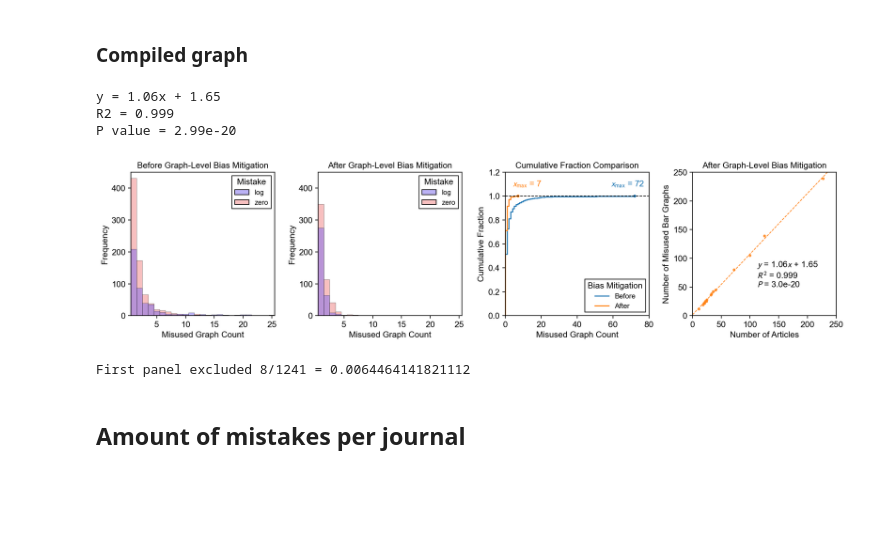
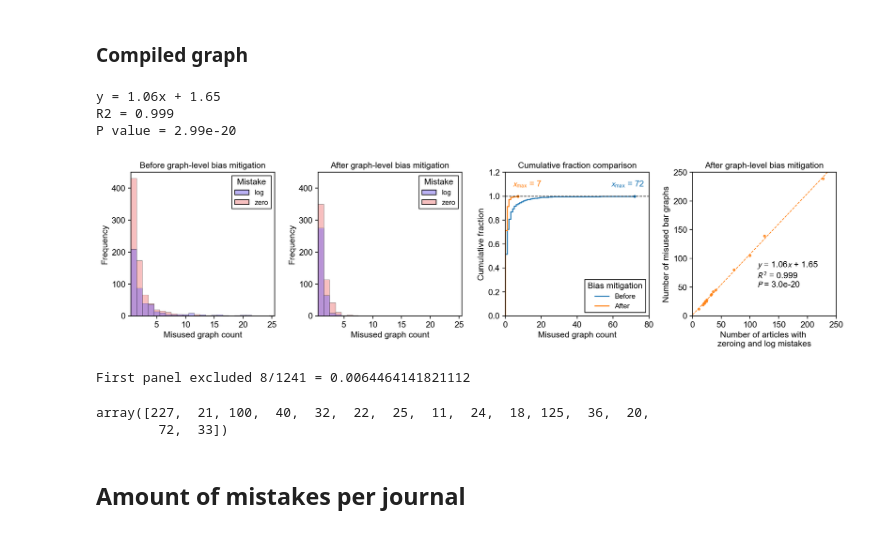
Before and after one commit to tengjuilin/misused-bar-graphs, a Jupyter notebook: bar-graph-classification.ipynb, the cells around one changed output. Cells and saved outputs as stored; diff of their text form; code cells hidden in the pictures; blank space fills up the shorter version.

```diff
--- a/bar-graph-classification.ipynb
+++ b/bar-graph-classification.ipynb
@@ -484,8 +484,8 @@ sns.histplot(
 )
 axs[0].set_xlim(0.5, 25.5)
 axs[0].set_ylim(0, 450)
-axs[0].set_title('Before Graph-Level Bias Mitigation')
-axs[0].set_xlabel('Misused Graph Count')
+axs[0].set_title('Before graph-level bias mitigation')
+axs[0].set_xlabel('Misused graph count')
 axs[0].set_ylabel('Frequency')
 
 # bins = np.arange(0.5, mistake_count_df['Count'].max() + 0.5, 1)
@@ -500,8 +500,8 @@ sns.histplot(
 )
 axs[1].set_xlim(0.5, 25.5)
 axs[1].set_ylim(0, 450)
-axs[1].set_title('After Graph-Level Bias Mitigation')
-axs[1].set_xlabel('Misused Graph Count')
+axs[1].set_title('After graph-level bias mitigation')
+axs[1].set_xlabel('Misused graph count')
 axs[1].set_ylabel('Frequency')
 
 # subplot 3
@@ -512,13 +512,13 @@ axs[2].step(range(graph_bias_count_df['Count'].max()+1), graph_bias_count_df_tim
 axs[2].plot(graph_bias_count_df['Count'].max(), 1, '.', color='tab:blue')
 axs[2].step(range(mistake_count_df['Count'].max()+1), mistake_count_df_time, lw=1.5, color='tab:orange', label='After')
 axs[2].plot(mistake_count_df['Count'].max(), 1, '.', color='tab:orange')
-axs[2].set_xlabel('Misused Graph Count')
-axs[2].set_ylabel('Cumulative Fraction')
-axs[2].set_title('Cumulative Fraction Comparison')
+axs[2].set_xlabel('Misused graph count')
+axs[2].set_ylabel('Cumulative fraction')
+axs[2].set_title('Cumulative fraction comparison')
 axs[2].set_xlim(0, 80)
 axs[2].set_ylim(0, 1.2)
 axs[2].axhline(1, color='k', lw=1, ls='--')
-axs[2].legend(title='Bias Mitigation', loc='lower right')
+axs[2].legend(title='Bias mitigation', loc='lower right')
 axs[2].text(
     0.85,
     0.9,
@@ -544,38 +544,38 @@ y = mistake_count_df.groupby('Journal').count().iloc[:, 0].values
 slope, intercept, rvalue, pvalue, _ = scipy.stats.linregress(x, y)
 rsquared = rvalue ** 2
 # linear fit points
 x_fit = np.arange(0, 250)
 y_fit = slope * x_fit + intercept
 print(f'y = {slope:.3}x + {intercept:.3}')
 print(f'R2 = {rsquared:.3}')
 print(f'P value = {pvalue:.3}')
 
 axs[3].plot(x, y, '.', color='tab:orange', alpha=0.75)
 axs[3].plot(x_fit, y_fit, color='tab:orange', ls='--')
 # axs[3].plot([0, 250], [0, 250], color='gray', ls='--')
-axs[3].set_xlabel('Number of Articles')
-axs[3].set_ylabel('Number of Misused Bar Graphs')
-axs[3].set_title('After Graph-Level Bias Mitigation')
+axs[3].set_xlabel('Number of articles with \nzeroing and log mistakes')
+axs[3].set_ylabel('Number of misused bar graphs')
+axs[3].set_title('After graph-level bias mitigation')
 axs[3].set_xlim(0, 250)
 axs[3].set_ylim(0, 250)
 axs[3].set_box_aspect(1)
 axs[3].text(
     0.45,
     0.2,
     "$y$" + f" = {slope:.3}" + "$x$" + f" + {intercept:.3}" + "\n$R^2$" + f" = {rsquared:.3}" + '\n$P$ = ' + f'{pvalue:.1e}',
     ha='left',
     transform=axs[3].transAxes,
 )
 
 for i in range(4):
     axs[i].set_box_aspect(1)
 plt.tight_layout()
-fig.savefig('figures/subpanels/ex-fig-9-bias-mitigation.pdf')
+# fig.savefig('figures/subpanels/ex-fig-9-bias-mitigation.pdf')
 # %% [output]
 y = 1.06x + 1.65
 R2 = 0.999
 P value = 2.99e-20
-[figure, old version]
+[figure, new version]
 # %%
 print(f"First panel excluded {sum(graph_bias_count_df['Count'] > 25)}/{len(graph_bias_count_df['Count'])} = {sum(graph_bias_count_df['Count'] > 25) / len(graph_bias_count_df['Count'])}")
 # %% [output]
@@ -583,3 +684,8 @@ First panel excluded 8/1241 = 0.0064464141821112
+# %%
+bar_annot_df.groupby(['Journal', 'DOI']).count().iloc[:, 0].reset_index().groupby(['Journal']).count().iloc[:, 0].values
+# %% [output]
+array([227,  21, 100,  40,  32,  22,  25,  11,  24,  18, 125,  36,  20,
+        72,  33])
 # %% [markdown]
 ## Amount of mistakes per journal
 # %% [markdown]
```
Also changed, not shown: parts of 4 cells of this notebook, 2 other files.
